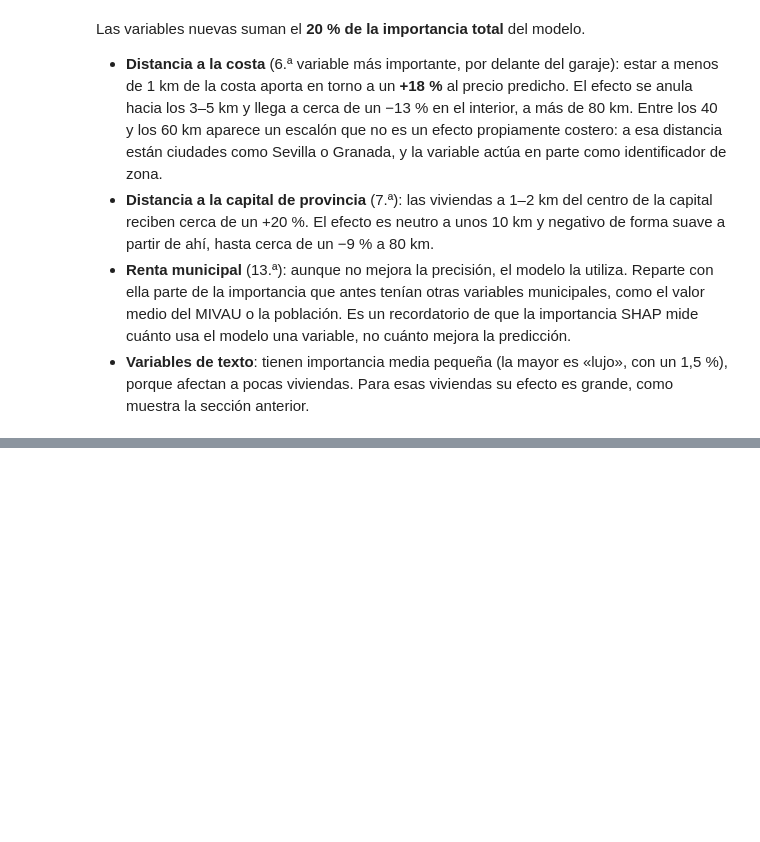
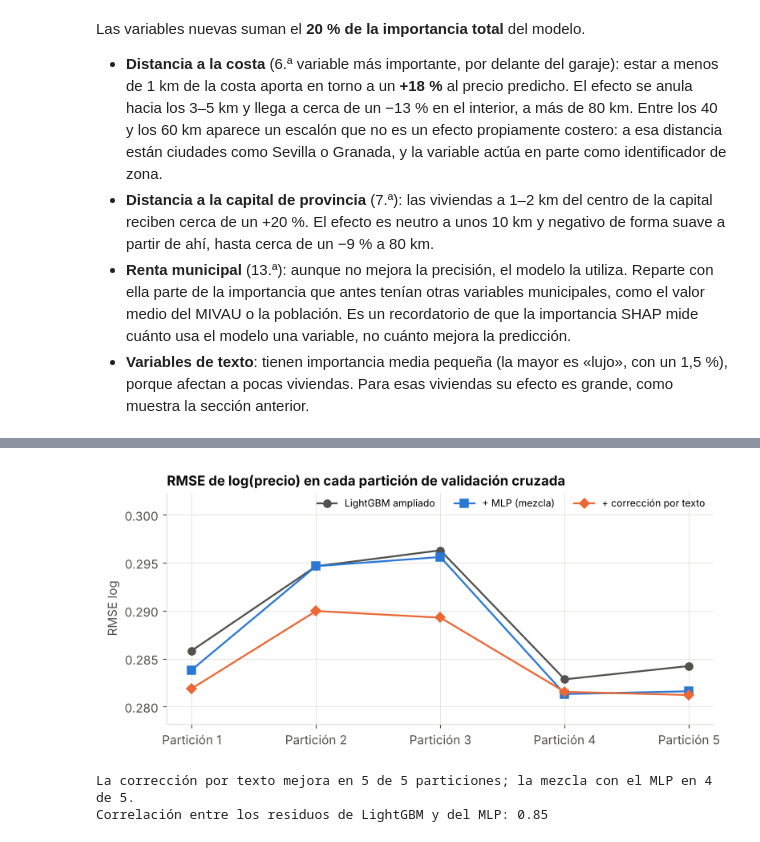
Before and after one commit to MarioArocaPaez/tfm-vivienda-andalucia, a Jupyter notebook: notebooks/03_mejora_variables.ipynb, the cells around one changed output, grey strips where cells are left out. Saved outputs shown, nothing was run; the diff lists cells and outputs as text; code cells hidden in the pictures; blank space fills up the shorter version.

```diff
--- a/notebooks/03_mejora_variables.ipynb
+++ b/notebooks/03_mejora_variables.ipynb
@@ -460,0 +480,3 @@ Las variables nuevas suman el **20 % de la importancia total** del modelo.
+# %%
+rn = pd.read_csv(RES_AMP / "redes_neuronales.csv").set_index("descripcion")
+rn[["CV_RMSE_log", "CV_RMSE_log_desv", "test_RMSE_log", "test_R2_log", "test_MdAPE_pct", "test_MAE_eur"]].round(4)
@@ -460,0 +490,21 @@ Las variables nuevas suman el **20 % de la importancia total** del modelo.
+# %%
+cols_p = [f"CV_RMSE_log_p{i}" for i in range(1, 6)]
+orden = ["lightgbm", "mezcla", "correccion_texto"]
+etiquetas_rn = {"lightgbm": "LightGBM ampliado", "mezcla": "+ MLP (mezcla)", "correccion_texto": "+ corrección por texto"}
+t = rn.reset_index().set_index("variante").loc[orden, cols_p]
+fig, ax = plt.subplots(figsize=(8, 3.4))
+x = np.arange(5)
+for v, color, marca in zip(orden, [TINTA_2, AZUL, NARANJA], ["o", "s", "D"]):
+    ax.plot(x, t.loc[v], marker=marca, color=color, linewidth=1.5, markersize=6, label=etiquetas_rn[v])
+ax.set_xticks(x, [f"Partición {i}" for i in range(1, 6)])
+ax.set(title="RMSE de log(precio) en cada partición de validación cruzada", ylabel="RMSE log")
+ax.legend(fontsize=8, loc="upper right", ncols=3, bbox_to_anchor=(1, 1.02))
+ax.set_ylim(t.min().min() - 0.003, t.max().max() + 0.006)
+guardar(fig, "08_redes_por_particion")
+print(f"La corrección por texto mejora en {(t.loc['correccion_texto'] < t.loc['lightgbm']).sum()} de 5 particiones; "
+      f"la mezcla con el MLP en {(t.loc['mezcla'] < t.loc['lightgbm']).sum()} de 5.")
+print(f"Correlación entre los residuos de LightGBM y del MLP: {rn['corr_residuos_lgbm_mlp'].iloc[0]:.2f}")
+# %% [output]
+[figure, added]
+La corrección por texto mejora en 5 de 5 particiones; la mezcla con el MLP en 4 de 5.
+Correlación entre los residuos de LightGBM y del MLP: 0.85
```
Also changed, not shown: parts of 9 cells of this notebook, 7 other files.
